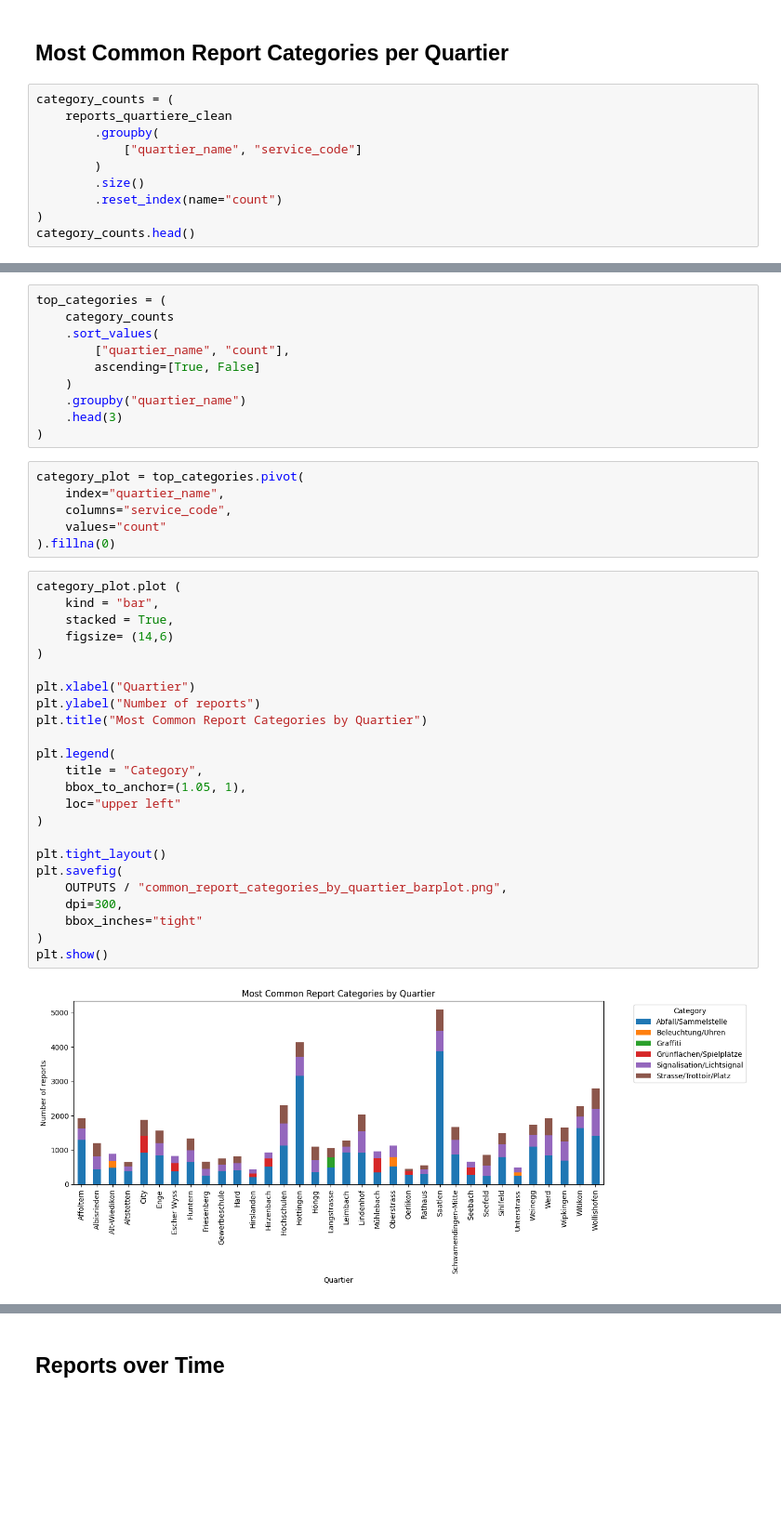
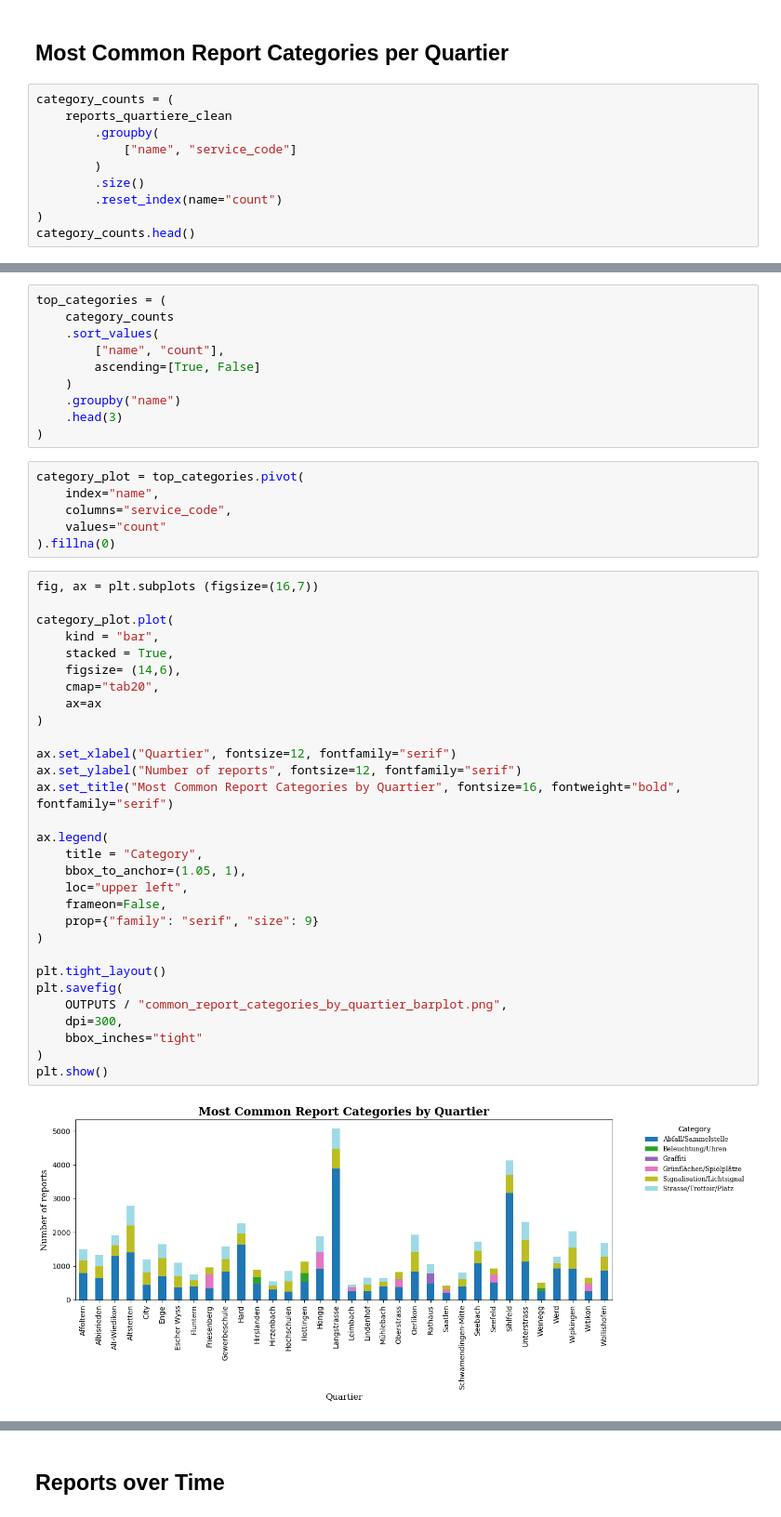
Before and after one commit to linellve01/sds-project, a Jupyter notebook: notebooks/spatial_analysis.ipynb, the cells around one changed output, grey strips where cells are left out. Shown at 93% size. Cells and saved outputs as stored; diff of their text form; blank space fills up the shorter version.

```diff
--- a/notebooks/spatial_analysis.ipynb
+++ b/notebooks/spatial_analysis.ipynb
@@ -113,7 +136,7 @@ plt.show()
 category_counts = (
     reports_quartiere_clean
         .groupby(
-            ["quartier_name", "service_code"]
+            ["name", "service_code"]
         )
         .size()
         .reset_index(name="count")
@@ -130,44 +153,50 @@ category_counts.head()
 top_categories = (
     category_counts
     .sort_values(
-        ["quartier_name", "count"],
+        ["name", "count"],
         ascending=[True, False]
     )
-    .groupby("quartier_name")
+    .groupby("name")
     .head(3)
 )
 # %%
 category_plot = top_categories.pivot(
-    index="quartier_name",
+    index="name",
     columns="service_code",
     values="count"
 ).fillna(0)
 # %%
-category_plot.plot (
+fig, ax = plt.subplots (figsize=(16,7))
+
+category_plot.plot(
     kind = "bar",
     stacked = True,
-    figsize= (14,6)
+    figsize= (14,6),
+    cmap="tab20",
+    ax=ax
 )
 
-plt.xlabel("Quartier")
-plt.ylabel("Number of reports")
-plt.title("Most Common Report Categories by Quartier")
+ax.set_xlabel("Quartier", fontsize=12, fontfamily="serif")
+ax.set_ylabel("Number of reports", fontsize=12, fontfamily="serif")
+ax.set_title("Most Common Report Categories by Quartier", fontsize=16, fontweight="bold", fontfamily="serif")
 
-plt.legend(
+ax.legend(
     title = "Category",
     bbox_to_anchor=(1.05, 1),
-    loc="upper left"
+    loc="upper left",
+    frameon=False,
+    prop={"family": "serif", "size": 9}
 )
 
 plt.tight_layout()
 plt.savefig(
     OUTPUTS / "common_report_categories_by_quartier_barplot.png",
     dpi=300,
     bbox_inches="tight"
 )
 plt.show()
 # %% [output]
-[figure, old version]
+[figure, new version]
 # %%
 main_category = (
     category_counts
```
Also changed, not shown: parts of 18 cells of this notebook, 7 other files.
